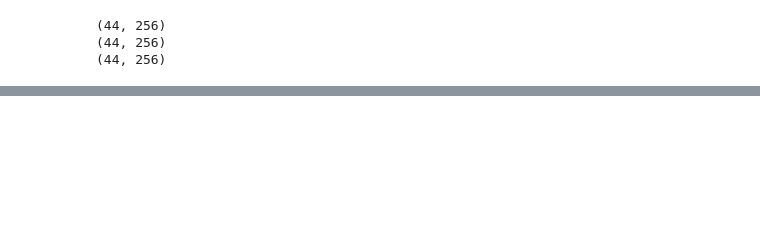
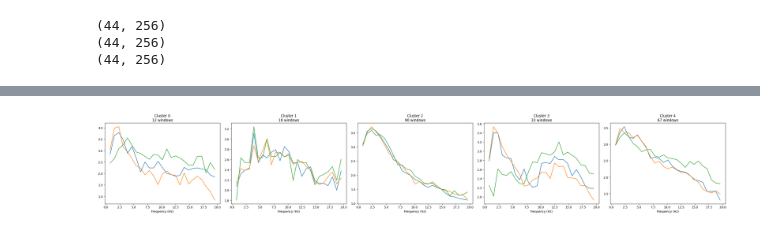
Before and after one commit to tarvinarora/Spectral-Clustering-Neural-Networks-SOM-, a Jupyter notebook: FFT_20.ipynb, the cells around one changed output, grey strips where cells are left out. Cells and saved outputs as stored; diff of their text form; code cells hidden in the pictures; blank space fills up the shorter version.

```diff
--- a/FFT_20.ipynb
+++ b/FFT_20.ipynb
@@ -221,0 +280,27 @@ plot_station_hit_maps(station_hit_maps)
+# %%
+def plot_cluster_means(X, labels, freqs_band):
+    k = labels.max() + 1
+    n_freq = len(freqs_band)
+
+    plt.figure(figsize=(6*k, 5))
+    for c in range(k):
+        plt.subplot(1, k, c+1)
+        mask = labels == c
+        mean_spec = X[mask].mean(axis=0)
+
+        NS = mean_spec[:n_freq]
+        EW = mean_spec[n_freq:2*n_freq]
+        V  = mean_spec[2*n_freq:3*n_freq]
+
+        plt.plot(freqs_band, NS, label='NS')
+        plt.plot(freqs_band, EW, label='EW')
+        plt.plot(freqs_band, V, label='V')
+        plt.title(f"Cluster {c}\n{mask.sum()} windows")
+        plt.xlabel("Frequency (Hz)")
+
+    plt.tight_layout()
+    plt.show()
+# %%
+plot_cluster_means(X, sample_labels, freqs_band)
+# %% [output]
+[figure, added]
```
Also changed, not shown: parts of 9 cells of this notebook, 7 other files.
